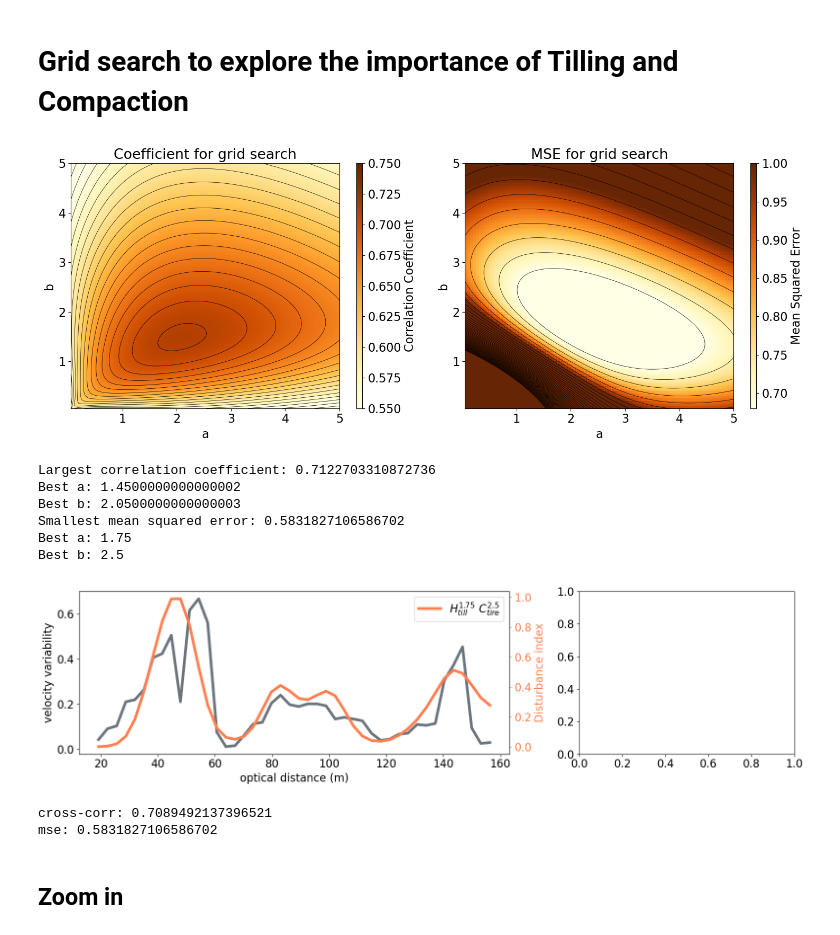
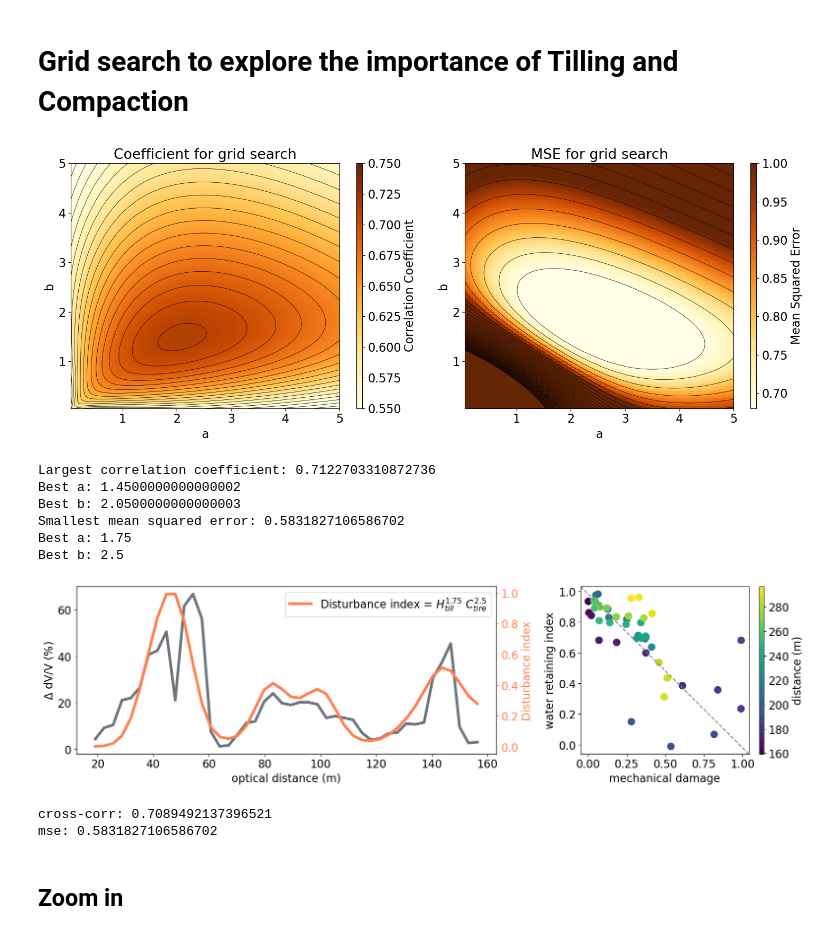
Before and after one commit to Denolle-Lab/FarmDAS, a Jupyter notebook: dvv_and_model/Fig3_spatial_damage.ipynb, the cells around one changed output. Saved outputs shown, nothing was run; the diff lists cells and outputs as text; code cells hidden in the pictures.

```diff
--- a/dvv_and_model/Fig3_spatial_damage.ipynb
+++ b/dvv_and_model/Fig3_spatial_damage.ipynb
@@ -267,45 +273,46 @@ print(f"Best b: {best_b_mse}")
 fig, (ax1, ax2) = plt.subplots(1, 2, figsize=(16, 4.5), gridspec_kw={'width_ratios': [2, 1]}, tight_layout=True)
 
 # Plot scaled variability and mechanical damage
-ax1.plot((np.arange(len(dvv_variability))+6)*3.19, dvv_variability, label='variability', lw=4, color='#6C757D')
+ax1.plot((np.arange(len(dvv_variability))+6)*3.19, dvv_variability*100, label='variability', lw=4, color='#6C757D')
 # ax1.plot((np.arange(45)+50)*3.19, gaussian_filter1d(dvv_variability, sigma=2), label='smoothed variability', lw=6, color='k', linestyle='--')
 ax1.set_xlabel("optical distance (m)", fontsize=16)
-ax1.set_ylabel("velocity variability", fontsize=16)
+ax1.set_ylabel("$\Delta$ dV/V (%)", fontsize=16)
 twinx = ax1.twinx()
 
 # correlation, mse, scaled_mechanical, scaled_variability = compute_misfit(best_a, best_b, tillage_interpolated, tire_interpolated, dvv_variability)
 # twinx.plot((np.arange(len(dvv_variability))+6)*3.19, scaled_mechanical/4, label='$D_{tillage}^{1.6}~P_{tire}^{0.1.6}$', lw=3, color='red', alpha=0.2)
 correlation, mse, scaled_mechanical, scaled_variability = compute_misfit(best_a_mse, best_b_mse, tillage_interpolated, tire_interpolated, dvv_variability)
-twinx.plot((np.arange(len(dvv_variability))+6)*3.19, scaled_mechanical/4, label='$H_{till}^{1.75}~C_{tire}^{2.5}$', lw=4, color='Coral')
+# twinx.plot((np.arange(len(dvv_variability))+6)*3.19, scaled_mechanical/4, label='$H_{till}^{1.75}~C_{tire}^{2.5}$', lw=4, color='Coral')
+twinx.plot((np.arange(len(dvv_variability))+6)*3.19, scaled_mechanical/4, label='Disturbance index = $H_{till}^{1.75}~C_{tire}^{2.5}$', lw=4, color='Coral')
 
 # twinx.plot((np.arange(45)+50)*3.19, tire_interpolated, label='$D_{tillage}^{1.6}~P_{tire}^{1.6}$', lw=3, color='k')
 # twinx.plot((np.arange(45)+50)*3.19, tillage_interpolated * tire_interpolated/10, lw=3, color='purple')
 twinx.set_ylabel("Disturbance index", fontsize=16, color='Coral')
 twinx.tick_params(axis='y', colors='Coral')
 twinx.legend(loc='upper right')
 
 # Covariance plot
-# damage_index = scaled_mechanical/4
-# ax2.plot([0, 1], [1, 0], transform=ax2.transAxes, color='gray', linestyle='--')
-# cax = ax2.scatter(damage_index, 1 - scaled_variability/4, s=100,  cmap='viridis', c=(np.arange(len(dvv_variability))+50)*3.19)
-# ax2.set_ylabel("water retaining index", fontsize=16)
-# ax2.set_xlabel("mechanical damage", fontsize=16)
-# fig.colorbar(cax, ax=ax2, label='distance (m)', aspect=40)
+damage_index = scaled_mechanical/4
+ax2.plot([0, 1], [1, 0], transform=ax2.transAxes, color='gray', linestyle='--')
+cax = ax2.scatter(damage_index, 1 - scaled_variability/4, s=100,  cmap='viridis', c=(np.arange(len(dvv_variability))+50)*3.19)
+ax2.set_ylabel("water retaining index", fontsize=16)
+ax2.set_xlabel("mechanical damage", fontsize=16)
+fig.colorbar(cax, ax=ax2, label='distance (m)', aspect=40)
 
 
 plt.show()
 
 print(f"cross-corr: {correlation}")
 print(f"mse: {mse}")
 # %% [output]
 [figure]
 Largest correlation coefficient: 0.7122703310872736
 Best a: 1.4500000000000002
 Best b: 2.0500000000000003
 Smallest mean squared error: 0.5831827106586702
 Best a: 1.75
 Best b: 2.5
-[figure, old version]
+[figure, new version]
 cross-corr: 0.7089492137396521
 mse: 0.5831827106586702
 # %%
```
Also changed, not shown: parts of 4 cells of this notebook, 3 other files.
